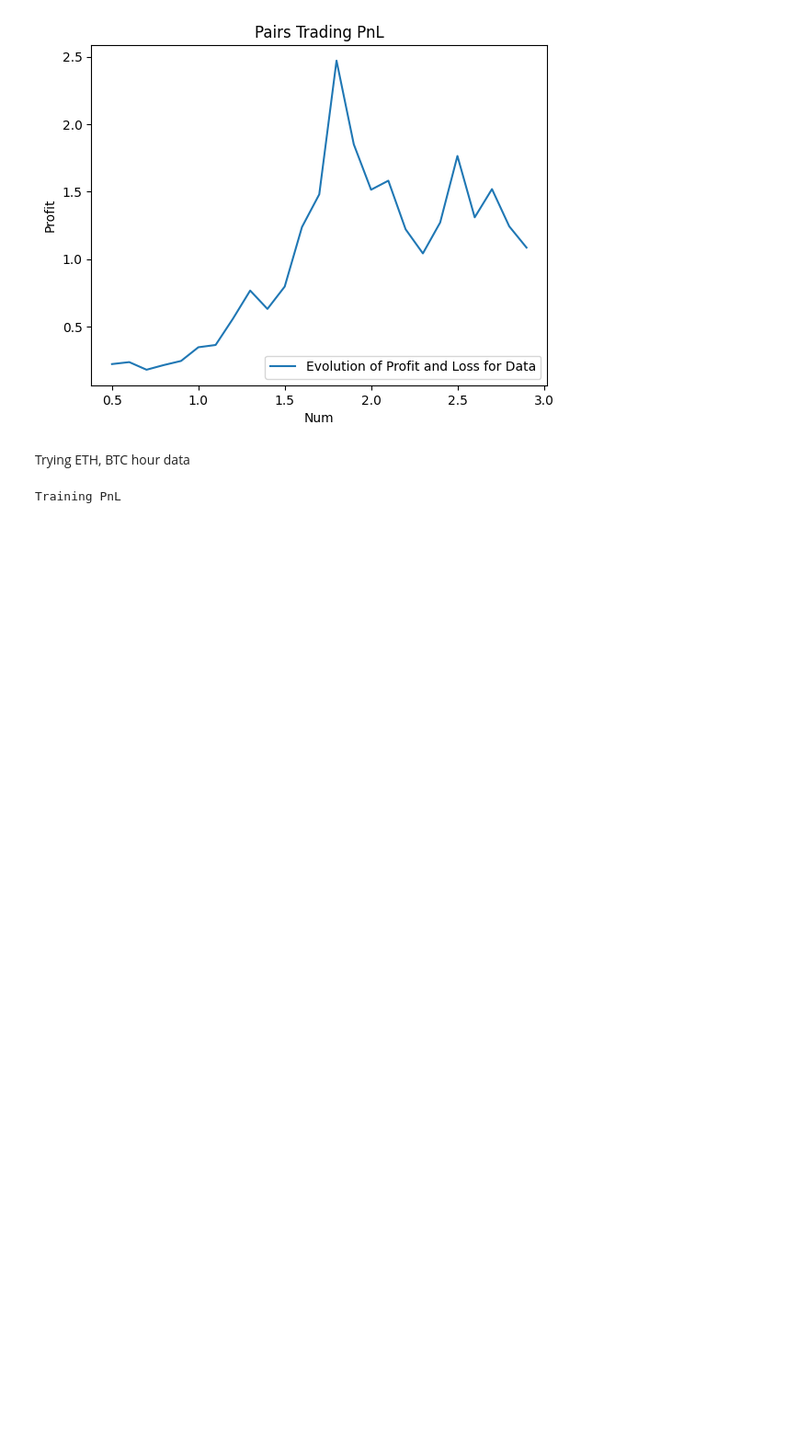
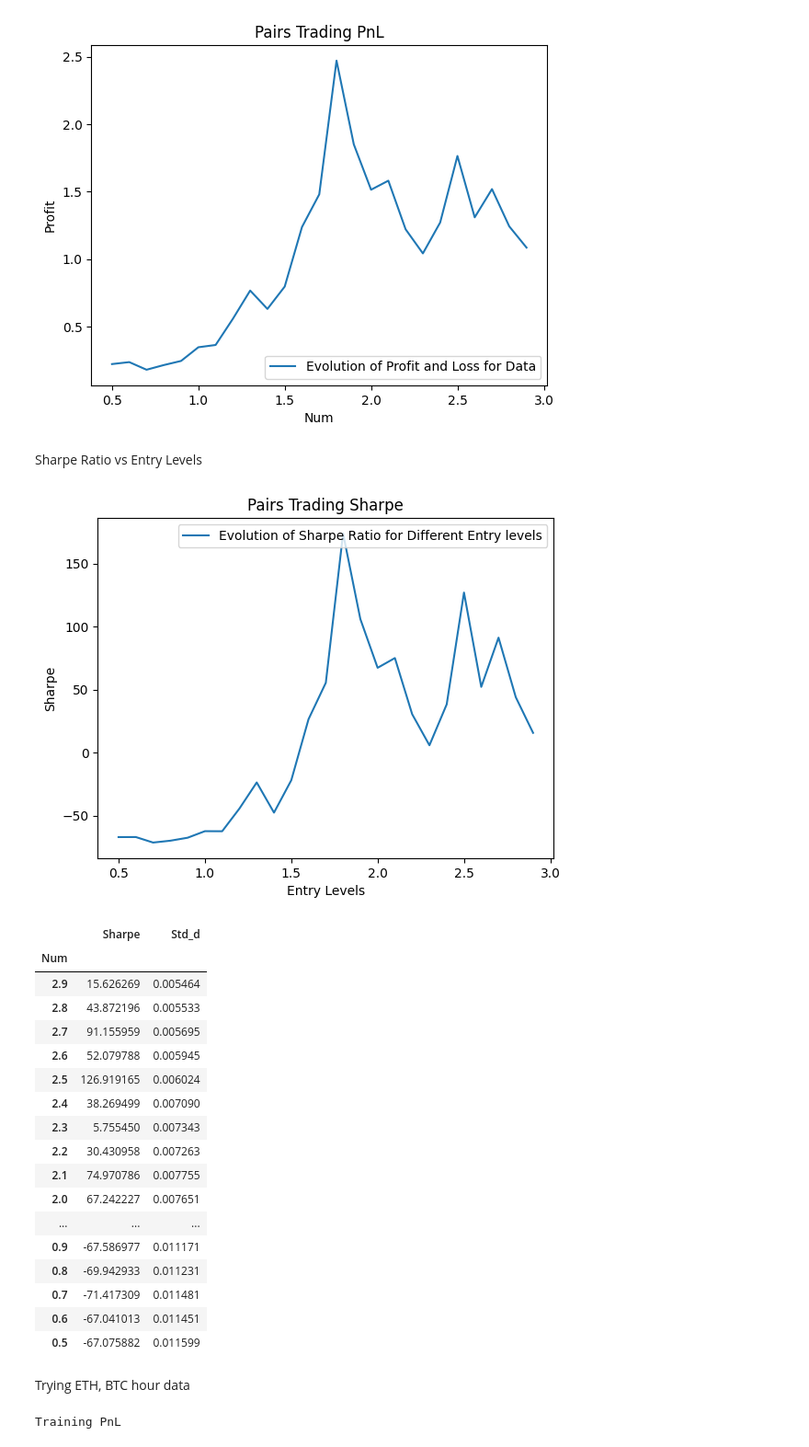
Before and after one commit to Austinai123/minute-data-fetcher, a Jupyter notebook: minute-price-fetcher.ipynb, the cells around one changed output. Shown: that part at 92% size. Drawn from its saved outputs; the diff is of its cells as text; code cells hidden in the pictures; blank space fills up the shorter version.

Commit message:
sharpe change

```diff
--- a/minute-price-fetcher.ipynb
+++ b/minute-price-fetcher.ipynb
@@ -1035,6 +1079,49 @@ plt.legend()
 plt.show()
 # %% [output]
 [figure]
+# %% [markdown]
+Sharpe Ratio vs Entry Levels
+# %%
+final_df = pd.DataFrame(columns=['Num', 'Sharpe', 'Std_d'])
+for num in range(5, 30):
+    num = num/10
+    profit = final_profit(btc_train_1, eth_train_1, signal_entry=num) - 1
+    std_dev = std_dev_returns(btc_train_1, eth_train_1, signal_entry=num)
+    sharpe = profit/std_dev
+    final_df.loc[-1] = [num, sharpe, std_dev]
+    final_df.index = final_df.index + 1
+    final_df = final_df.sort_index()
+
+final_df.set_index('Num', inplace=True)
+
+final_df['Sharpe'].plot(label="Evolution of Sharpe Ratio for Different Entry levels")
+plt.title("Pairs Trading Sharpe")
+plt.xlabel('Entry Levels')
+plt.ylabel('Sharpe')
+plt.legend()
+plt.show()
+
+final_df
+# %% [output]
+[figure, added]
+|  | Sharpe | Std_d |
+| Num |  |  |
+| 2.9 | 15.626269 | 0.005464 |
+| 2.8 | 43.872196 | 0.005533 |
+| 2.7 | 91.155959 | 0.005695 |
+| 2.6 | 52.079788 | 0.005945 |
+| 2.5 | 126.919165 | 0.006024 |
+| 2.4 | 38.269499 | 0.007090 |
+| 2.3 | 5.755450 | 0.007343 |
+| 2.2 | 30.430958 | 0.007263 |
+| 2.1 | 74.970786 | 0.007755 |
+| 2.0 | 67.242227 | 0.007651 |
+| ... | ... | ... |
+| 0.9 | -67.586977 | 0.011171 |
+| 0.8 | -69.942933 | 0.011231 |
+| 0.7 | -71.417309 | 0.011481 |
+| 0.6 | -67.041013 | 0.011451 |
+| 0.5 | -67.075882 | 0.011599 |
 # %% [markdown]
 Trying ETH, BTC hour data
 # %%
```
Also changed, not shown: parts of 3 cells of this notebook.
